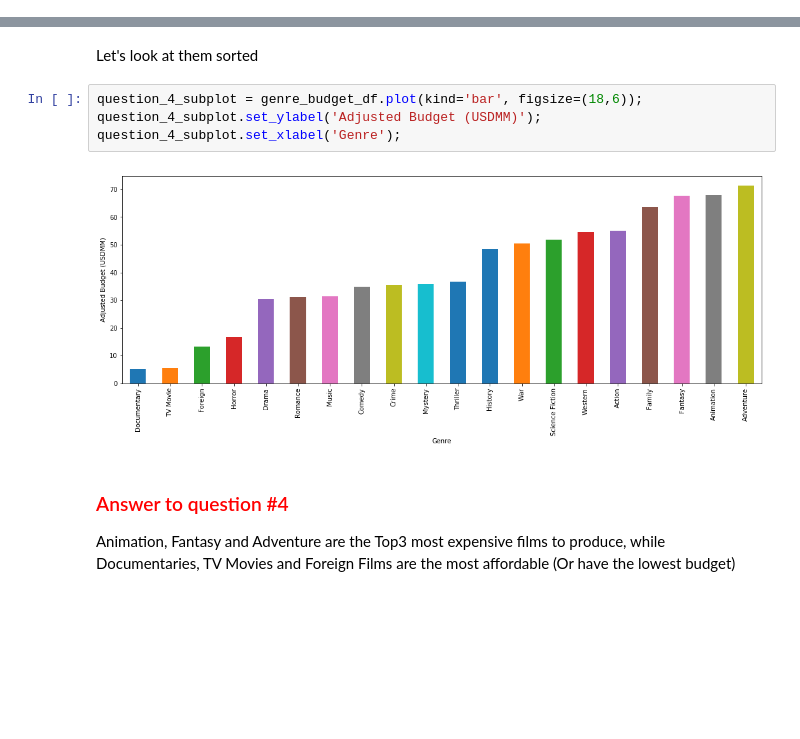
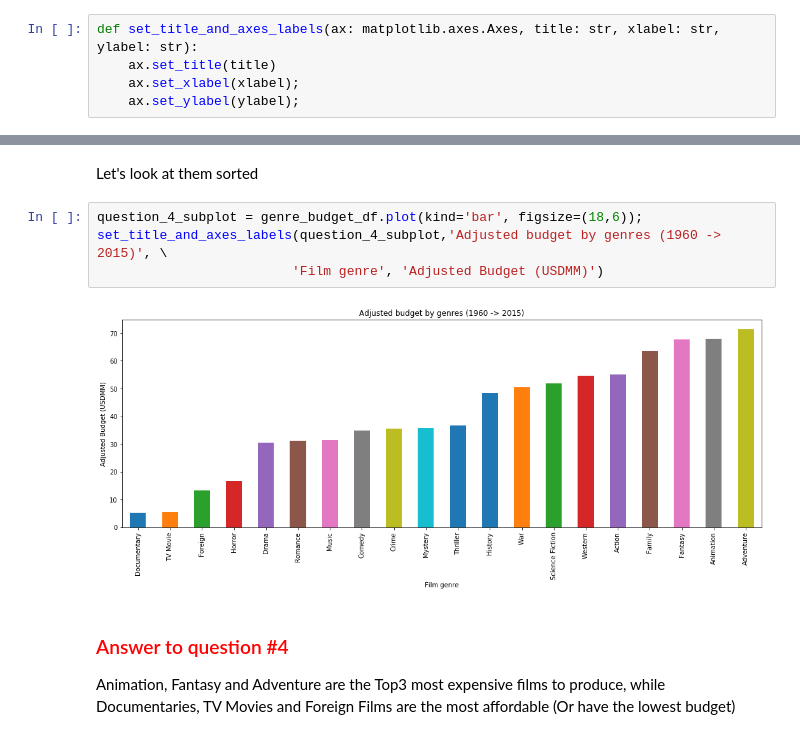
Before and after one commit to oaramirez/investigate_dataset_udacity, a Jupyter notebook: Investigate_a_Dataset.ipynb, the cells around one changed output, grey strips where cells are left out. Saved outputs shown, nothing was run; the diff lists cells and outputs as text; blank space fills up the shorter version.

```diff
--- a/Investigate_a_Dataset.ipynb
+++ b/Investigate_a_Dataset.ipynb
@@ -251,3 +269,8 @@ df_tmdb.head(1)
+# %%
+def set_title_and_axes_labels(ax: matplotlib.axes.Axes, title: str, xlabel: str, ylabel: str):
+    ax.set_title(title)
+    ax.set_xlabel(xlabel);
+    ax.set_ylabel(ylabel);
 # %% [markdown]
 ## <font color=green>1. What are the most popular genres (by movie count)</font>
 # %%
@@ -721,10 +778,10 @@ plt.ylabel('Budget Adjusted (MM USD)');
 Let's look at them sorted
 # %%
 question_4_subplot = genre_budget_df.plot(kind='bar', figsize=(18,6));
-question_4_subplot.set_ylabel('Adjusted Budget (USDMM)');
-question_4_subplot.set_xlabel('Genre');
+set_title_and_axes_labels(question_4_subplot,'Adjusted budget by genres (1960 -> 2015)', \
+                         'Film genre', 'Adjusted Budget (USDMM)')
 # %% [output]
-[figure, old version]
+[figure, new version]
 # %% [markdown]
 ### <font color=red>Answer to question #4</font>
 
```
Also changed, not shown: parts of 35 cells of this notebook, 1 other file.
